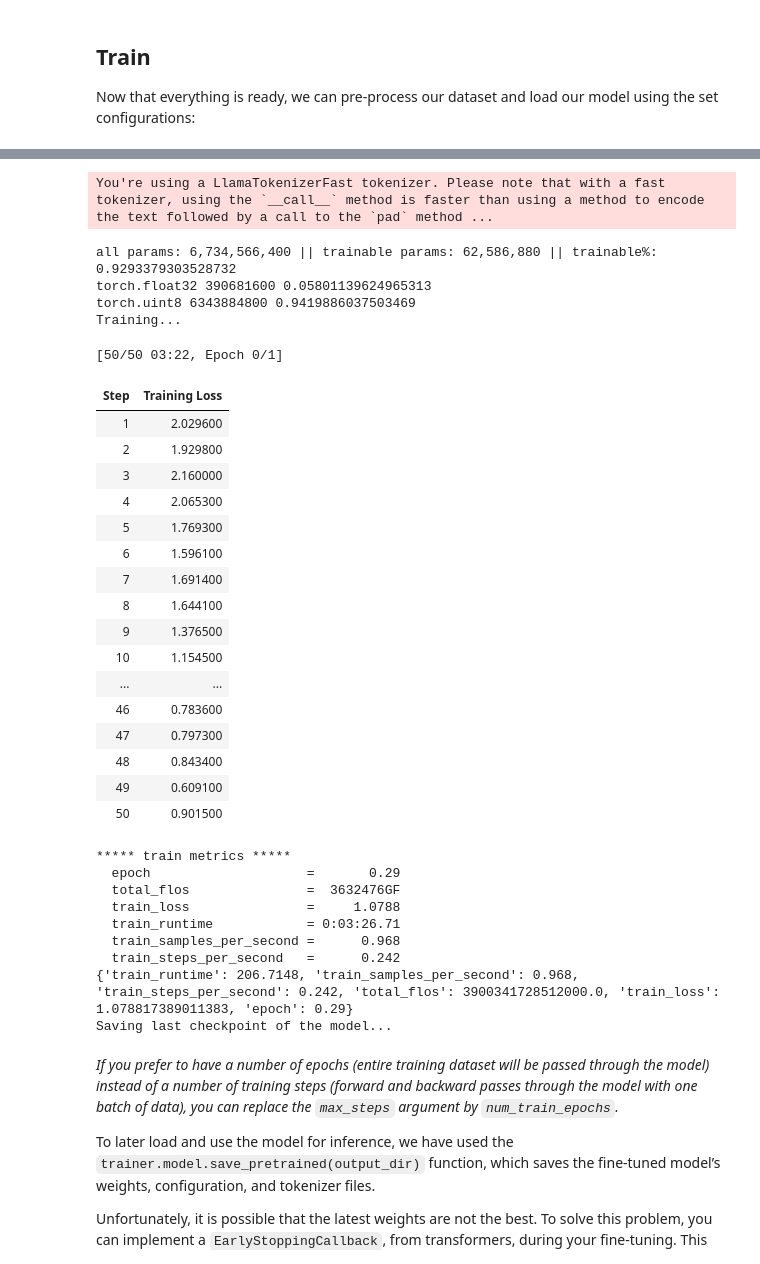
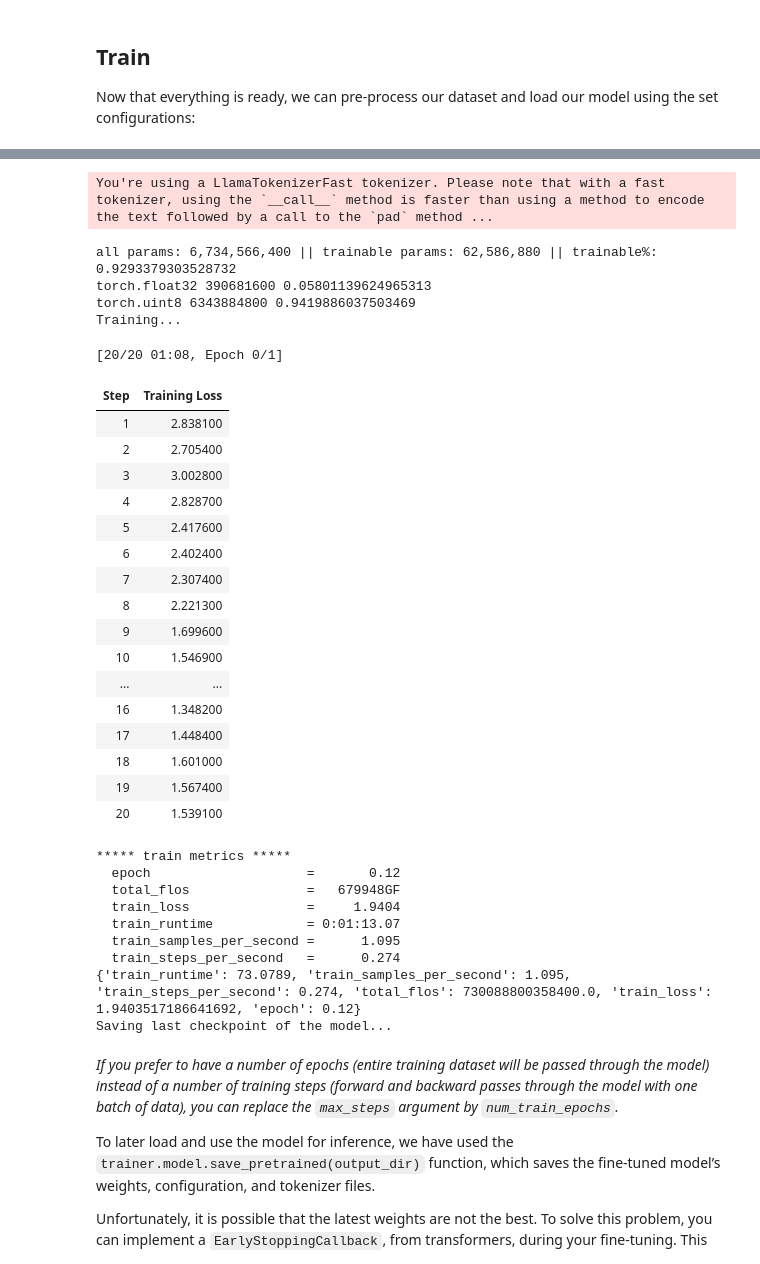
Before and after one commit to zedd-08/llama2, a Jupyter notebook: finetune-llama2.ipynb, the cells around one changed output, grey strips where cells are left out. Cells and saved outputs as stored; diff of their text form; code cells hidden in the pictures.

```diff
--- a/finetune-llama2.ipynb
+++ b/finetune-llama2.ipynb
@@ -137,8 +136,8 @@ def create_peft_config(modules):
     :param modules: Names of the modules to apply Lora to
     """
     config = LoraConfig(
-        r=64,  # dimension of the updated matrices
-        lora_alpha=16,  # parameter for scaling
+        r=16,  # dimension of the updated matrices
+        lora_alpha=64,  # parameter for scaling
         target_modules=modules,
         lora_dropout=0.1,  # dropout probability for layers
         bias="none",
@@ -178,7 +177,9 @@ def create_prompt_formats_with_kg(input):
         desc = kb['description']
         e_type = kb['type']
         relations = kb['relations']
-        background += f'{entity} is {desc}. {entity} is a {e_type}. '
+        background += f'{entity} is a {e_type}. '
+        if entity != desc:
+            background+= f'{entity} is a {desc}. '
         for rel in relations:
             background += f' {entity} is {rel[0]} {rel[1]}.'
         background += '\n'
@@ -454,7 +457,7 @@ def print_trainable_parameters(model, use_4bit=False):
 ## Train
 Now that everything is ready, we can pre-process our dataset and load our model using the set configurations:
 # %%
-## Preprocess dataset
-max_length = get_max_length(model)
-train_dataset = preprocess_dataset(tokenizer, max_length, train_dataset)
-val_dataset = preprocess_val_dataset(tokenizer, max_length, val_dataset)
+# ## Preprocess dataset
+# max_length = get_max_length(model)
+# train_dataset = preprocess_dataset(tokenizer, max_length, train_dataset)
+# val_dataset = preprocess_val_dataset(tokenizer, max_length, val_dataset)
@@ -464,0 +464,5 @@ Preprocessing dataset...
+# %%
+## Preprocess dataset for no KG inputs
+max_length = get_max_length(model)
+train_dataset = preprocess_dataset(tokenizer, max_length, train_dataset, include_kg=False)
+val_dataset = preprocess_val_dataset(tokenizer, max_length, val_dataset, include_kg=False)
@@ -489,10 +501,10 @@ def train(model, tokenizer, dataset, output_dir):
             per_device_train_batch_size=1,
             gradient_accumulation_steps=4,
             warmup_steps=10,
-            max_steps=50,
+            max_steps=20,
             learning_rate=2e-4,
             fp16=True,
-            logging_steps=10,
+            logging_steps=1,
             output_dir="outputs",
             optim="paged_adamw_8bit",
         ),
@@ -522,58 +534,58 @@ def train(model, tokenizer, dataset, output_dir):
     if do_train:
         train_result = trainer.train()
         metrics = train_result.metrics
         trainer.log_metrics("train", metrics)
         trainer.save_metrics("train", metrics)
         trainer.save_state()
         print(metrics)
 
     ###
 
     # Saving model
     print("Saving last checkpoint of the model...")
     os.makedirs(output_dir, exist_ok=True)
     trainer.model.save_pretrained(output_dir)
 
     # Free memory for merging weights
     del model
     del trainer
     torch.cuda.empty_cache()
 
 
 output_dir = "models/results/llama-2-13b/final_checkpoint"
 train(model, tokenizer, train_dataset, output_dir)
 # %% [output]
 You're using a LlamaTokenizerFast tokenizer. Please note that with a fast tokenizer, using the `__call__` method is faster than using a method to encode the text followed by a call to the `pad` method ...
 all params: 6,734,566,400 || trainable params: 62,586,880 || trainable%: 0.9293379303528732
 torch.float32 390681600 0.05801139624965313
 torch.uint8 6343884800 0.9419886037503469
 Training...
-[50/50 03:22, Epoch 0/1]
+[20/20 01:08, Epoch 0/1]
 | Step | Training Loss |
-| 1 | 2.029600 |
-| 2 | 1.929800 |
-| 3 | 2.160000 |
-| 4 | 2.065300 |
-| 5 | 1.769300 |
-| 6 | 1.596100 |
-| 7 | 1.691400 |
-| 8 | 1.644100 |
-| 9 | 1.376500 |
-| 10 | 1.154500 |
+| 1 | 2.838100 |
+| 2 | 2.705400 |
+| 3 | 3.002800 |
+| 4 | 2.828700 |
+| 5 | 2.417600 |
+| 6 | 2.402400 |
+| 7 | 2.307400 |
+| 8 | 2.221300 |
+| 9 | 1.699600 |
+| 10 | 1.546900 |
 | ... | ... |
-| 46 | 0.783600 |
-| 47 | 0.797300 |
-| 48 | 0.843400 |
-| 49 | 0.609100 |
-| 50 | 0.901500 |
+| 16 | 1.348200 |
+| 17 | 1.448400 |
+| 18 | 1.601000 |
+| 19 | 1.567400 |
+| 20 | 1.539100 |
 ***** train metrics *****
-  epoch                    =       0.29
-  total_flos               =  3632476GF
-  train_loss               =     1.0788
-  train_runtime            = 0:03:26.71
-  train_samples_per_second =      0.968
-  train_steps_per_second   =      0.242
-{'train_runtime': 206.7148, 'train_samples_per_second': 0.968, 'train_steps_per_second': 0.242, 'total_flos': 3900341728512000.0, 'train_loss': 1.078817389011383, 'epoch': 0.29}
+  epoch                    =       0.12
+  total_flos               =   679948GF
+  train_loss               =     1.9404
+  train_runtime            = 0:01:13.07
+  train_samples_per_second =      1.095
+  train_steps_per_second   =      0.274
+{'train_runtime': 73.0789, 'train_samples_per_second': 1.095, 'train_steps_per_second': 0.274, 'total_flos': 730088800358400.0, 'train_loss': 1.9403517186641692, 'epoch': 0.12}
 Saving last checkpoint of the model...
 # %% [markdown]
 *If you prefer to have a number of epochs (entire training dataset will be passed through the model) instead of a number of training steps (forward and backward passes through the model with one batch of data), you can replace the `max_steps` argument by `num_train_epochs`.*
```
Also changed, not shown: parts of 15 cells of this notebook.
